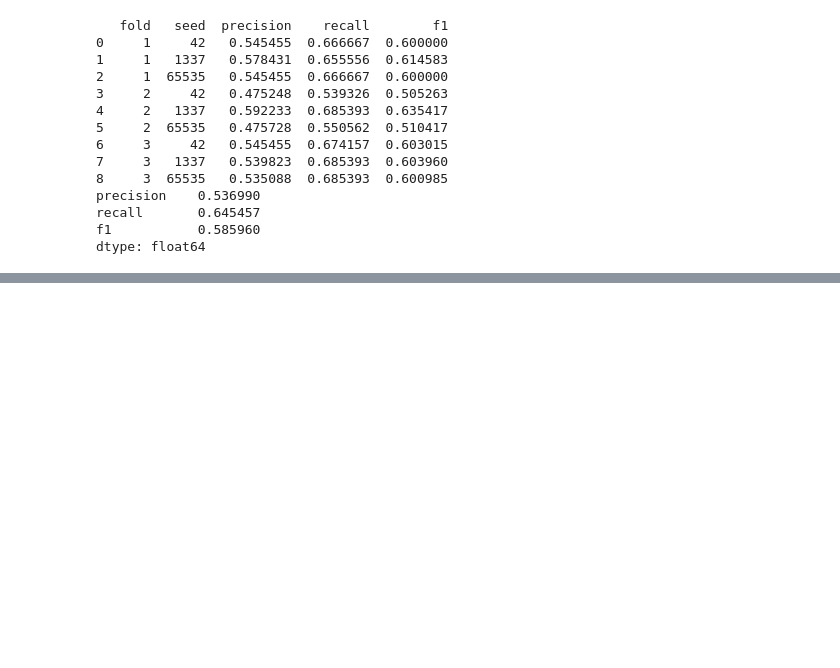
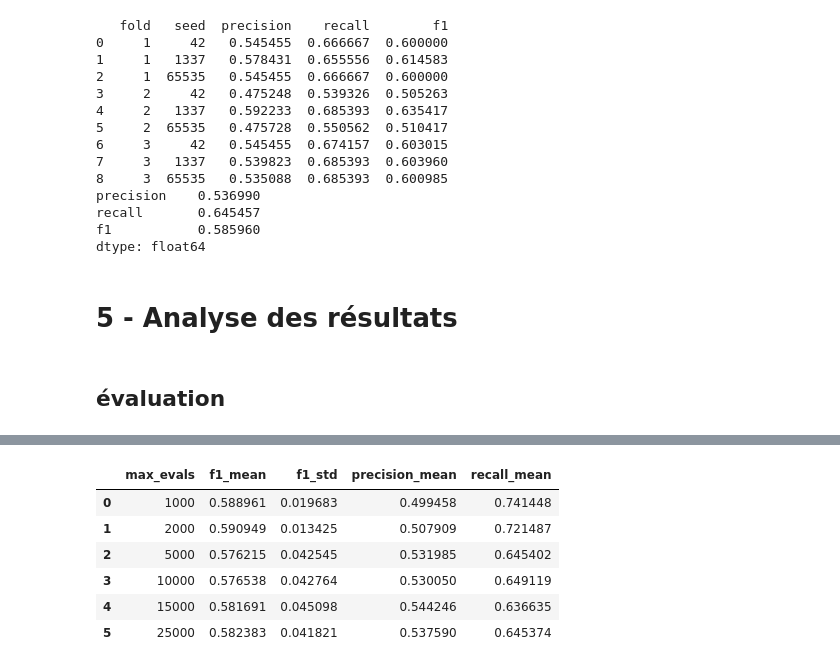
Before and after one commit to mrdedede/projet-oafd, a Jupyter notebook: classif.ipynb, the cells around one changed output, grey strips where cells are left out. Saved outputs shown, nothing was run; the diff lists cells and outputs as text; code cells hidden in the pictures; blank space fills up the shorter version.

```diff
--- a/classif.ipynb
+++ b/classif.ipynb
@@ -398,3 +398,50 @@ precision    0.536990
 recall       0.645457
 f1           0.585960
 dtype: float64
+# %% [markdown]
+# 5 - Analyse des résultats
+# %%
+budgets = [1000, 2000, 5000, 10000, 15000, 25000]
+# %% [markdown]
+## évaluation
+# %%
+budget_rows = []
+
+# If eval_ga_cv is not defined elsewhere, define a helper here
+if 'eval_ga_cv' not in globals():
+    def eval_ga_cv(X, y, n_splits=3, seeds=(0,), pop=100, off=100, cx_prob=0.9, mut_prob=None, max_evals=25000):
+        rows = []
+        skf_local = StratifiedKFold(n_splits=n_splits)
+        for fold, (train_idx, test_idx) in enumerate(skf_local.split(X, y), start=1):
+            X_train, X_test = X[train_idx], X[test_idx]
+            y_train, y_test = y[train_idx], y[test_idx]
+            for s in seeds:
+                best = run_ga_once(X_train, y_train, seed=s, max_evals=max_evals, pop=pop, off=off, cx=cx_prob, mut=mut_prob)
+                y_pred_test = predict_with_rule(best.variables, X_test)
+                p, r, f1 = metrics_binary(y_test, y_pred_test)
+                rows.append({'fold': fold, 'seed': s, 'precision': p, 'recall': r, 'f1': f1})
+        return pd.DataFrame(rows)
+
+for b in budgets:
+    df_b = eval_ga_cv(
+        X, y,
+        n_splits=3,
+        seeds=(0,1,2),   # 3 runs par fold
+        pop=100,
+        off=100,
+        cx_prob=0.9,
+        mut_prob=None,
+        max_evals=b
+    )
+
+    budget_rows.append({
+        "max_evals": b,
+        "f1_mean": df_b["f1"].mean(),
+        "f1_std": df_b["f1"].std(),
+        "precision_mean": df_b["precision"].mean(),
+        "recall_mean": df_b["recall"].mean()
+    })
+
+df_budget = pd.DataFrame(budget_rows)
+df_budget
+# %% [output]
@@ -400,0 +465,7 @@ dtype: float64
+|  | max_evals | f1_mean | f1_std | precision_mean | recall_mean |
+| 0 | 1000 | 0.588961 | 0.019683 | 0.499458 | 0.741448 |
+| 1 | 2000 | 0.590949 | 0.013425 | 0.507909 | 0.721487 |
+| 2 | 5000 | 0.576215 | 0.042545 | 0.531985 | 0.645402 |
+| 3 | 10000 | 0.576538 | 0.042764 | 0.530050 | 0.649119 |
+| 4 | 15000 | 0.581691 | 0.045098 | 0.544246 | 0.636635 |
+| 5 | 25000 | 0.582383 | 0.041821 | 0.537590 | 0.645374 |
```
Also changed, not shown: parts of 1 cell of this notebook.
